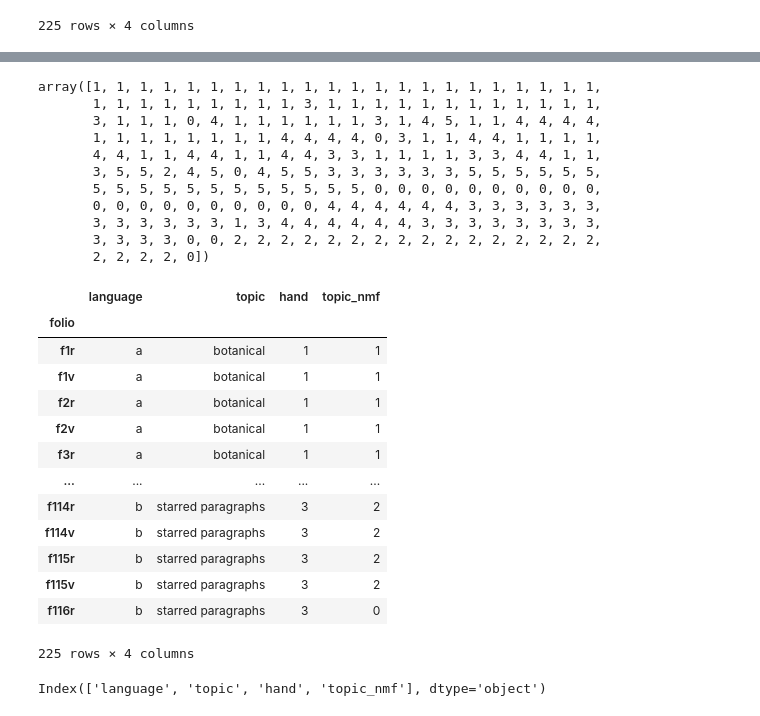
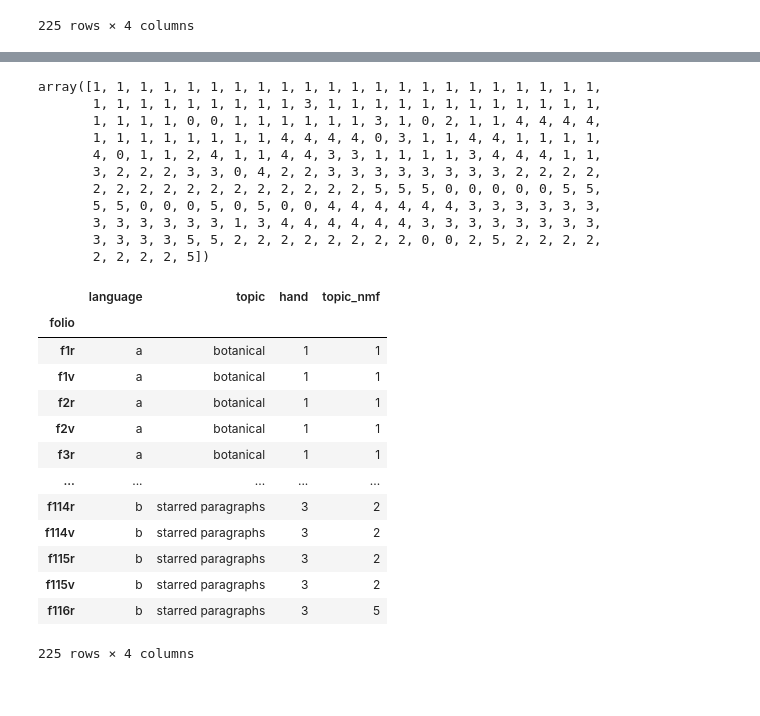
Before and after one commit to akatelync/voynich-manuscript, a Jupyter notebook: LT6_Lab_2B.ipynb, the cells around one changed output, grey strips where cells are left out. Drawn from its saved outputs; the diff is of its cells as text; code cells hidden in the pictures.

```diff
--- a/LT6_Lab_2B.ipynb
+++ b/LT6_Lab_2B.ipynb
@@ -133,0 +408,32 @@ davis_df
+# %%
+index, corpus = tokenize(fpath, word_limit=40)
+arr = [index[k] for k in index.keys()]
+
+vectorizer = TfidfVectorizer(max_df=0.95)
+tfidf_matrix = vectorizer.fit_transform(arr)
+vms_mapping = [k for k in index.keys()]
+# %%
+n_components = 6
+
+nmf = NMF(n_components=n_components, random_state=42)
+W = nmf.fit_transform(tfidf_matrix)
+H = nmf.components_
+
+# Get top terms for each topic
+feature_names = vectorizer.get_feature_names_out()
+n_top_words = 10
+topic_terms = []
+
+for topic_idx, topic in enumerate(H):
+    top_terms = [feature_names[i] for i in topic.argsort()[:-n_top_words-1:-1]]
+    topic_terms.append(top_terms)
+
+# Create topic distribution heatmap
+topic_dist = pd.DataFrame(W)
+topic_dist.columns = [f"Topic {i+1}" for i in range(n_components)]
+
+plt.figure(figsize=(12, 6))
+sns.heatmap(topic_dist.T, cmap="YlOrRd")
+plt.title("Topic Distribution Across Documents")
+plt.xlabel("Document Index")
+plt.ylabel("Topic")
@@ -134,35 +443,35 @@ davis_df
 # %%
-dominant_topics = np.argmax(nmf_features, axis=1)
+dominant_topics = np.argmax(W, axis=1)
 dominant_topics
 # %% [output]
 array([1, 1, 1, 1, 1, 1, 1, 1, 1, 1, 1, 1, 1, 1, 1, 1, 1, 1, 1, 1, 1, 1,
        1, 1, 1, 1, 1, 1, 1, 1, 1, 3, 1, 1, 1, 1, 1, 1, 1, 1, 1, 1, 1, 1,
-       3, 1, 1, 1, 0, 4, 1, 1, 1, 1, 1, 1, 3, 1, 4, 5, 1, 1, 4, 4, 4, 4,
+       1, 1, 1, 1, 0, 0, 1, 1, 1, 1, 1, 1, 3, 1, 0, 2, 1, 1, 4, 4, 4, 4,
        1, 1, 1, 1, 1, 1, 1, 1, 4, 4, 4, 4, 0, 3, 1, 1, 4, 4, 1, 1, 1, 1,
-       4, 4, 1, 1, 4, 4, 1, 1, 4, 4, 3, 3, 1, 1, 1, 1, 3, 3, 4, 4, 1, 1,
-       3, 5, 5, 2, 4, 5, 0, 4, 5, 5, 3, 3, 3, 3, 3, 3, 5, 5, 5, 5, 5, 5,
-       5, 5, 5, 5, 5, 5, 5, 5, 5, 5, 5, 5, 0, 0, 0, 0, 0, 0, 0, 0, 0, 0,
-       0, 0, 0, 0, 0, 0, 0, 0, 0, 0, 4, 4, 4, 4, 4, 4, 3, 3, 3, 3, 3, 3,
+       4, 0, 1, 1, 2, 4, 1, 1, 4, 4, 3, 3, 1, 1, 1, 1, 3, 4, 4, 4, 1, 1,
+       3, 2, 2, 2, 3, 3, 0, 4, 2, 2, 3, 3, 3, 3, 3, 3, 3, 3, 2, 2, 2, 2,
+       2, 2, 2, 2, 2, 2, 2, 2, 2, 2, 2, 2, 5, 5, 5, 0, 0, 0, 0, 0, 5, 5,
+       5, 5, 0, 0, 0, 5, 0, 5, 0, 0, 4, 4, 4, 4, 4, 4, 3, 3, 3, 3, 3, 3,
        3, 3, 3, 3, 3, 3, 1, 3, 4, 4, 4, 4, 4, 4, 3, 3, 3, 3, 3, 3, 3, 3,
-       3, 3, 3, 3, 0, 0, 2, 2, 2, 2, 2, 2, 2, 2, 2, 2, 2, 2, 2, 2, 2, 2,
-       2, 2, 2, 2, 0])
+       3, 3, 3, 3, 5, 5, 2, 2, 2, 2, 2, 2, 2, 2, 0, 0, 2, 5, 2, 2, 2, 2,
+       2, 2, 2, 2, 5])
 # %%
-output_df = davis_df.copy()[["language", "topic", "hand"]]
-output_df["topic_nmf"] = dominant_topics
+metadata_df = davis_df.copy()[["language", "topic", "hand"]]
+metadata_df["topic_nmf"] = dominant_topics
 
-output_df
+metadata_df
 # %% [output]
 |  | language | topic | hand | topic_nmf |
 | folio |  |  |  |  |
 | f1r | a | botanical | 1 | 1 |
 | f1v | a | botanical | 1 | 1 |
 | f2r | a | botanical | 1 | 1 |
 | f2v | a | botanical | 1 | 1 |
 | f3r | a | botanical | 1 | 1 |
 | ... | ... | ... | ... | ... |
 | f114r | b | starred paragraphs | 3 | 2 |
 | f114v | b | starred paragraphs | 3 | 2 |
 | f115r | b | starred paragraphs | 3 | 2 |
 | f115v | b | starred paragraphs | 3 | 2 |
-| f116r | b | starred paragraphs | 3 | 0 |
+| f116r | b | starred paragraphs | 3 | 5 |
 225 rows × 4 columns
@@ -181,4 +477,0 @@ for col in output_df.columns:
-# %%
-output_df.columns
-# %% [output]
-Index(['language', 'topic', 'hand', 'topic_nmf'], dtype='object')
```
Also changed, not shown: parts of 45 cells of this notebook, 5 other files.
